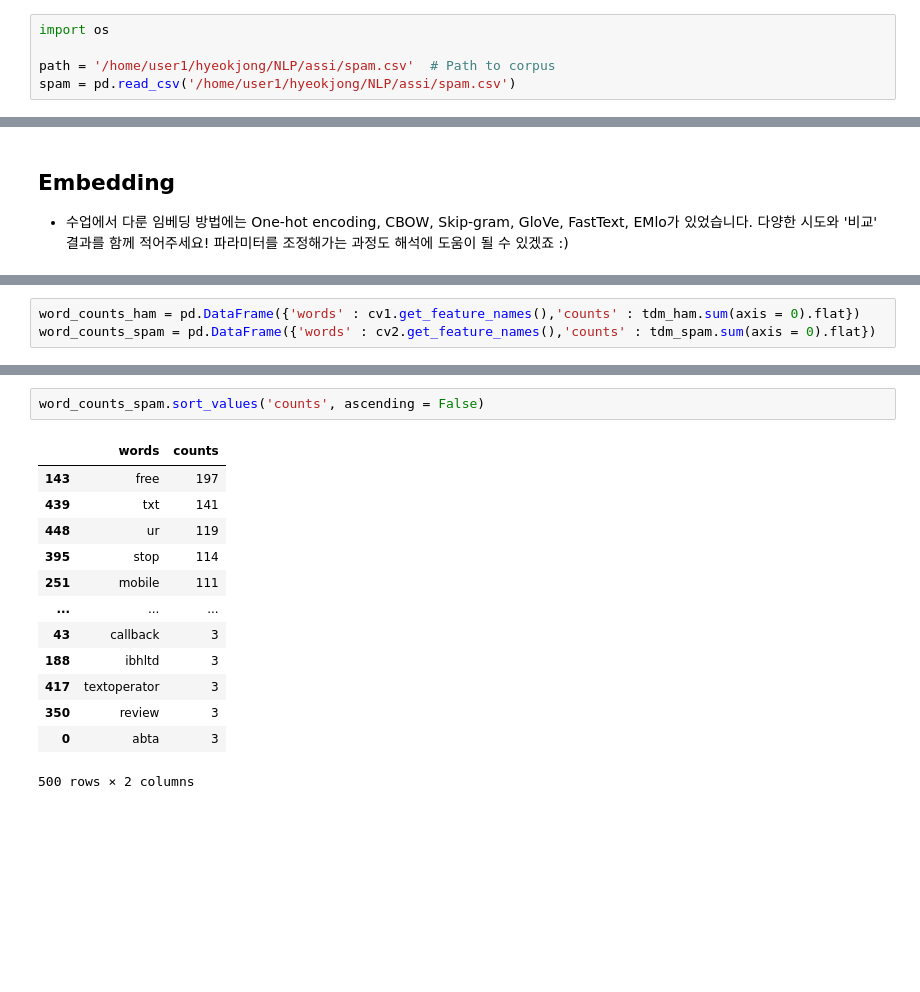
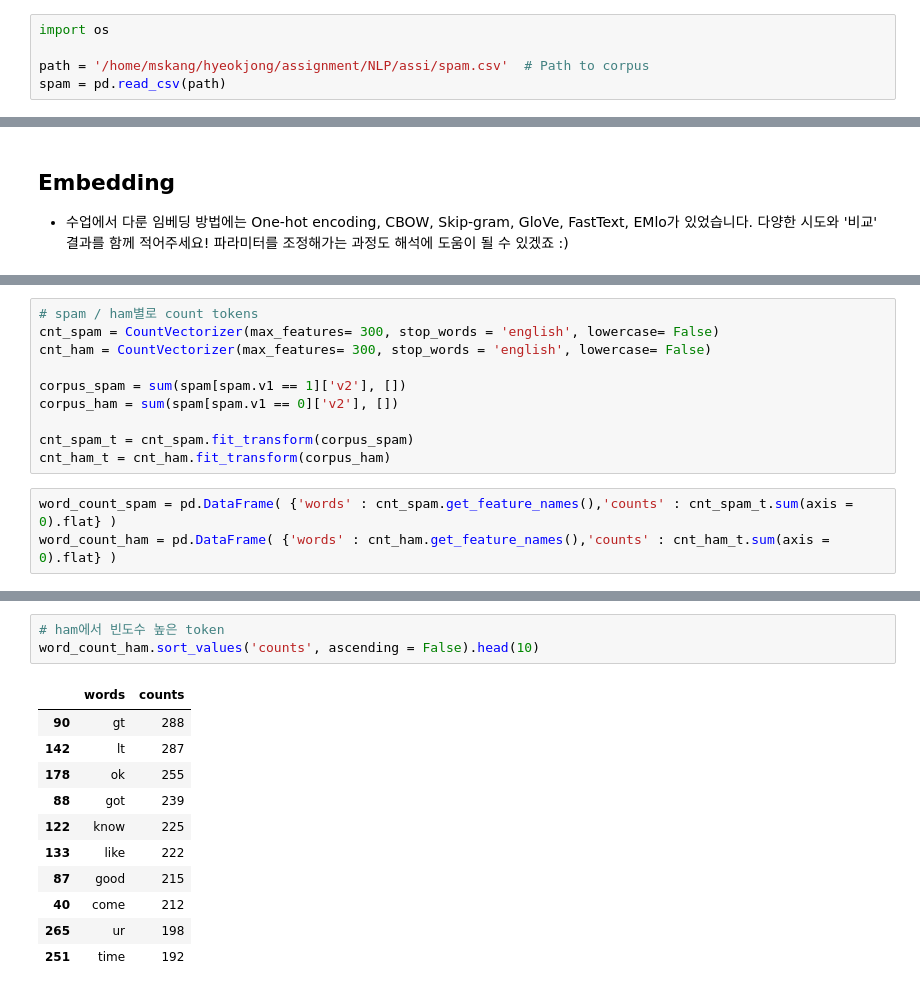
Before and after one commit to hyeok-jong/tobigs17, a Jupyter notebook: week7/NLP/week7_nlp_basic_assignment.ipynb, the cells around one changed output, grey strips where cells are left out. Drawn from its saved outputs; the diff is of its cells as text; blank space fills up the shorter version.

```diff
--- a/week7/NLP/week7_nlp_basic_assignment.ipynb
+++ b/week7/NLP/week7_nlp_basic_assignment.ipynb
@@ -20,8 +21,8 @@ from wordcloud import WordCloud
 # %%
 import os
 
-path = '/home/user1/hyeokjong/NLP/assi/spam.csv'  # Path to corpus
-spam = pd.read_csv('/home/user1/hyeokjong/NLP/assi/spam.csv')
+path = '/home/mskang/hyeokjong/assignment/NLP/assi/spam.csv'  # Path to corpus
+spam = pd.read_csv(path)
 # %%
 spam.shape
 # %% [output]
@@ -197,4 +187,14 @@ tdm_spam = cv2.fit_transform(tokens_spam)
+# %%
+# spam / ham별로 count tokens
+cnt_spam = CountVectorizer(max_features= 300, stop_words = 'english', lowercase= False)
+cnt_ham = CountVectorizer(max_features= 300, stop_words = 'english', lowercase= False)
+
+corpus_spam = sum(spam[spam.v1 == 1]['v2'], [])
+corpus_ham = sum(spam[spam.v1 == 0]['v2'], [])
+
+cnt_spam_t = cnt_spam.fit_transform(corpus_spam)
+cnt_ham_t = cnt_ham.fit_transform(corpus_ham)
 # %%
-word_counts_ham = pd.DataFrame({'words' : cv1.get_feature_names(),'counts' : tdm_ham.sum(axis = 0).flat})
-word_counts_spam = pd.DataFrame({'words' : cv2.get_feature_names(),'counts' : tdm_spam.sum(axis = 0).flat})
+word_count_spam = pd.DataFrame( {'words' : cnt_spam.get_feature_names(),'counts' : cnt_spam_t.sum(axis = 0).flat} )
+word_count_ham = pd.DataFrame( {'words' : cnt_ham.get_feature_names(),'counts' : cnt_ham_t.sum(axis = 0).flat} )
 # %%
@@ -216,16 +215,15 @@ word_counts_ham.sort_values('counts', ascending = False)
 # %%
-word_counts_spam.sort_values('counts', ascending = False)
+# ham에서 빈도수 높은 token
+word_count_ham.sort_values('counts', ascending = False).head(10)
 # %% [output]
 |  | words | counts |
-| 143 | free | 197 |
-| 439 | txt | 141 |
-| 448 | ur | 119 |
-| 395 | stop | 114 |
-| 251 | mobile | 111 |
-| ... | ... | ... |
-| 43 | callback | 3 |
-| 188 | ibhltd | 3 |
-| 417 | textoperator | 3 |
-| 350 | review | 3 |
-| 0 | abta | 3 |
+| 90 | gt | 288 |
+| 142 | lt | 287 |
+| 178 | ok | 255 |
+| 88 | got | 239 |
+| 122 | know | 225 |
+| 133 | like | 222 |
+| 87 | good | 215 |
+| 40 | come | 212 |
+| 265 | ur | 198 |
+| 251 | time | 192 |
-500 rows × 2 columns
```
Also changed, not shown: parts of 47 cells of this notebook.
